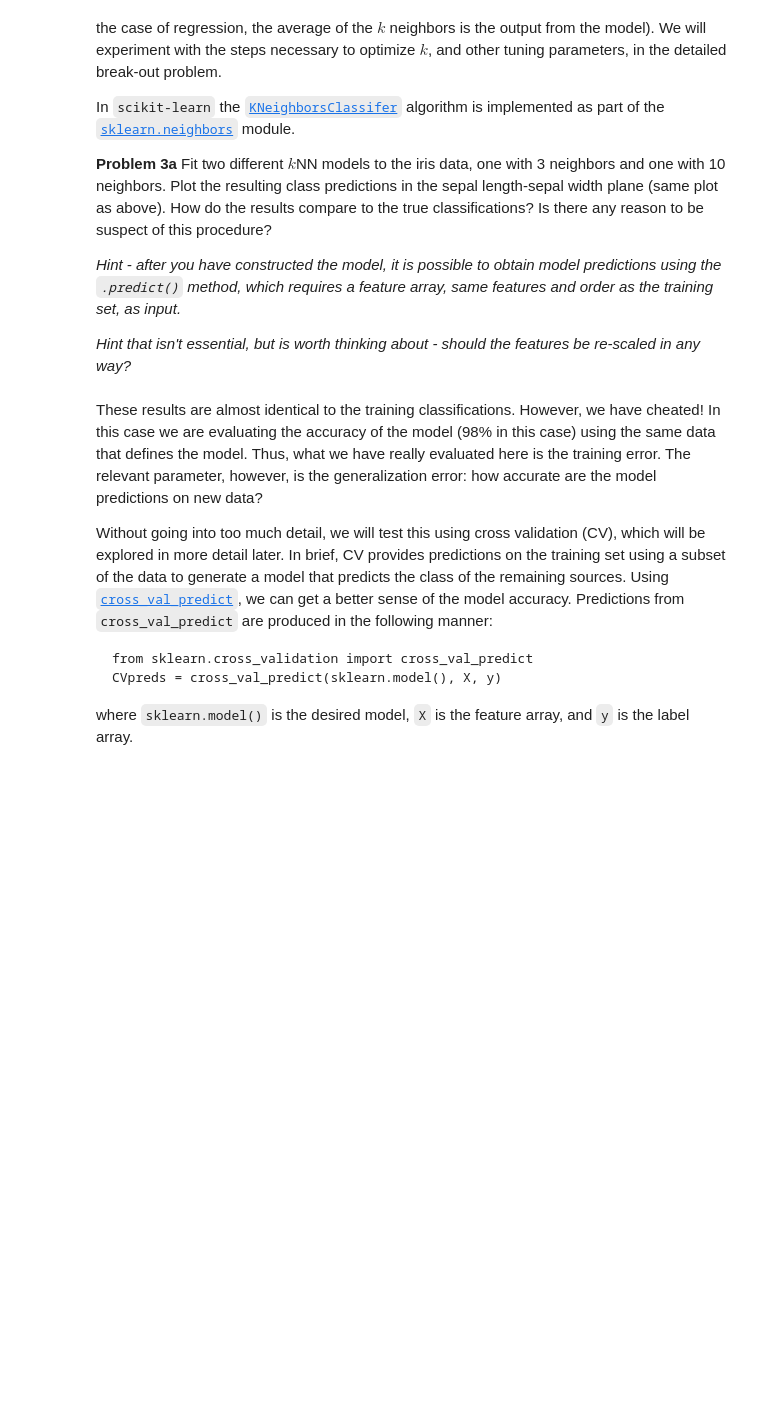
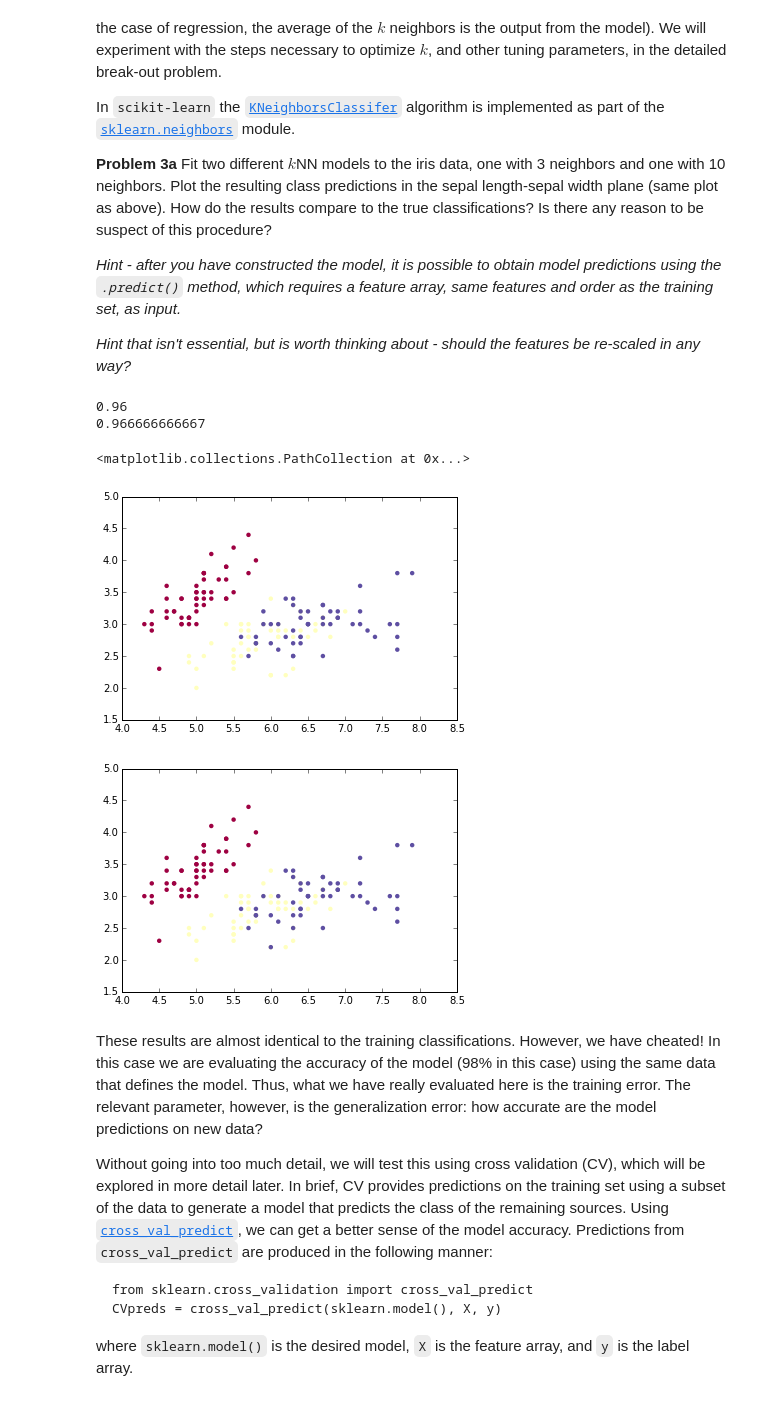
Before and after one commit to d-giles/LSSTC-DSFP-Sessions, a Jupyter notebook: Session1/Day4/IntroToMachineLearning.ipynb, the cells around one changed output. Cells and saved outputs as stored; diff of their text form; code cells hidden in the pictures; blank space fills up the shorter version.

```diff
--- a/Session1/Day4/IntroToMachineLearning.ipynb
+++ b/Session1/Day4/IntroToMachineLearning.ipynb
@@ -411,3 +405,26 @@ plt.scatter( # complete
+# %%
+from sklearn.neighbors import KNeighborsClassifier
+KNNclf = KNeighborsClassifier(n_neighbors=3) # complete
+
+KNNclf.fit(iris.data[:-10],iris.target[:-10])
+preds = KNNclf.predict(iris.data) # complete
+print(KNNclf.score(iris.data,iris.target))
+plt.figure()
+plt.scatter(iris.data[:,0],iris.data[:,1],c=preds,cmap='Spectral',edgecolors='none') # complete
+
+KNNclf = KNeighborsClassifier(n_neighbors=10)# complete
+
+KNNclf.fit(iris.data[:-10],iris.target[:-10])
+preds = KNNclf.predict(iris.data)# complete
+print(KNNclf.score(iris.data,iris.target))
+plt.figure()
+plt.scatter(iris.data[:,0],iris.data[:,1],c=preds,cmap='Spectral',edgecolors='none') # complete
+# %% [output]
+0.96
+0.966666666667
+<matplotlib.collections.PathCollection at 0x...>
+[figure, added]
+[figure, added]
 # %% [markdown]
 These results are almost identical to the training classifications. However, we have cheated! In this case we are evaluating the accuracy of the model (98% in this case) using the same data that defines the model. Thus, what we have really evaluated here is the training error. The relevant parameter, however, is the generalization error: how accurate are the model predictions on new data?
 
```
Also changed, not shown: parts of 16 cells of this notebook.
